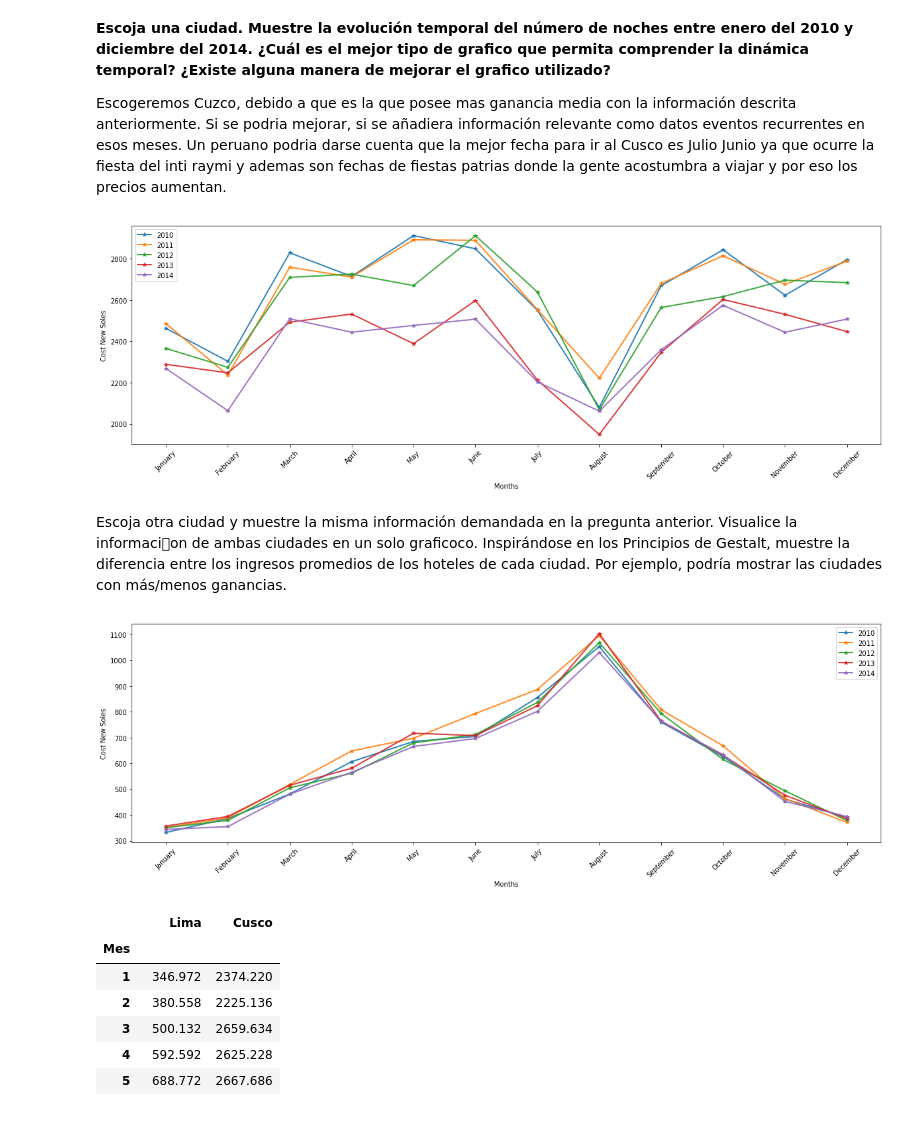
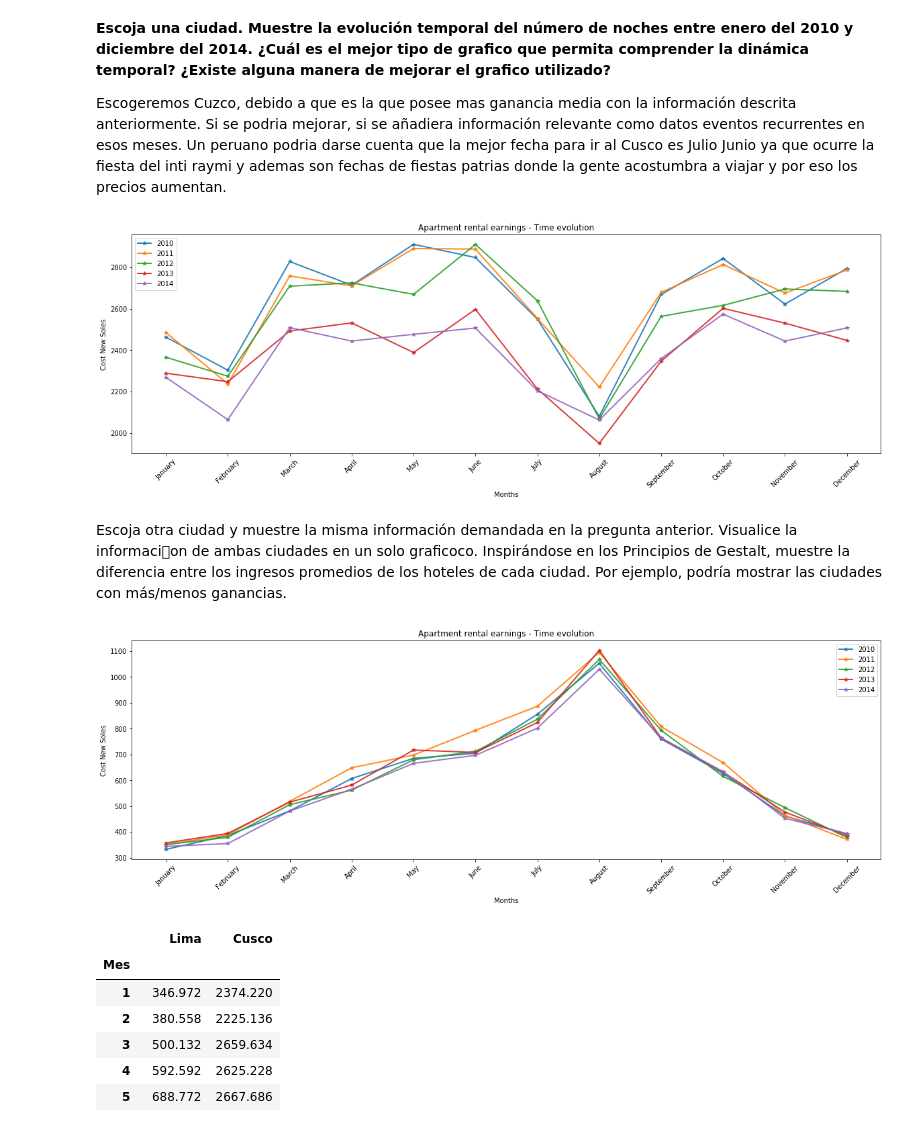
Before and after one commit to GRTO/DiplomadoPucp, a Jupyter notebook: gestalt_principles.ipynb, the cells around one changed output. Drawn from its saved outputs; the diff is of its cells as text; code cells hidden in the pictures.

```diff
--- a/gestalt_principles.ipynb
+++ b/gestalt_principles.ipynb
@@ -80,32 +81,33 @@ plt.figure(figsize=(20,6))
 dfCuzco = df[['Anno', 'Mes', 'Cusco']]
 years = list(dfCuzco.Anno.unique())
 
 months = [
 'January',
 'February',
 'March',
 'April',
 'May',
 'June',
 'July',
 'August',
 'September',
 'October',
 'November',
 'December'
 ]
 
 for year in years:
   dfCuzcoYear = dfCuzco[dfCuzco.Anno == year]
   x = list(dfCuzco.Mes.unique())
   y = dfCuzcoYear.Cusco
   plt.plot(x, y, marker='*', linewidth=2, alpha=0.9)
   plt.xticks(np.arange(len(months)) + 1, months, rotation=45)
 
 plt.ylabel('Cost New Soles')
 plt.xlabel('Months')
+plt.title('Apartment rental earnings - Time evolution')
 plt.legend(years)
 plt.show()
 # %% [output]
-[figure, old version]
+[figure, new version]
 # %% [markdown]
@@ -122,10 +124,11 @@ for year in years:
 
 plt.ylabel('Cost New Soles')
 plt.xlabel('Months')
+plt.title('Apartment rental earnings - Time evolution')
 plt.legend(years)
 plt.show()
 # %% [output]
-[figure, old version]
+[figure, new version]
 # %%
 groupedData = df.groupby(['Mes']).mean().drop(['Anno'], axis=1)[['Lima', 'Cusco']]
 groupedData
```
Also changed, not shown: parts of 4 cells of this notebook.
